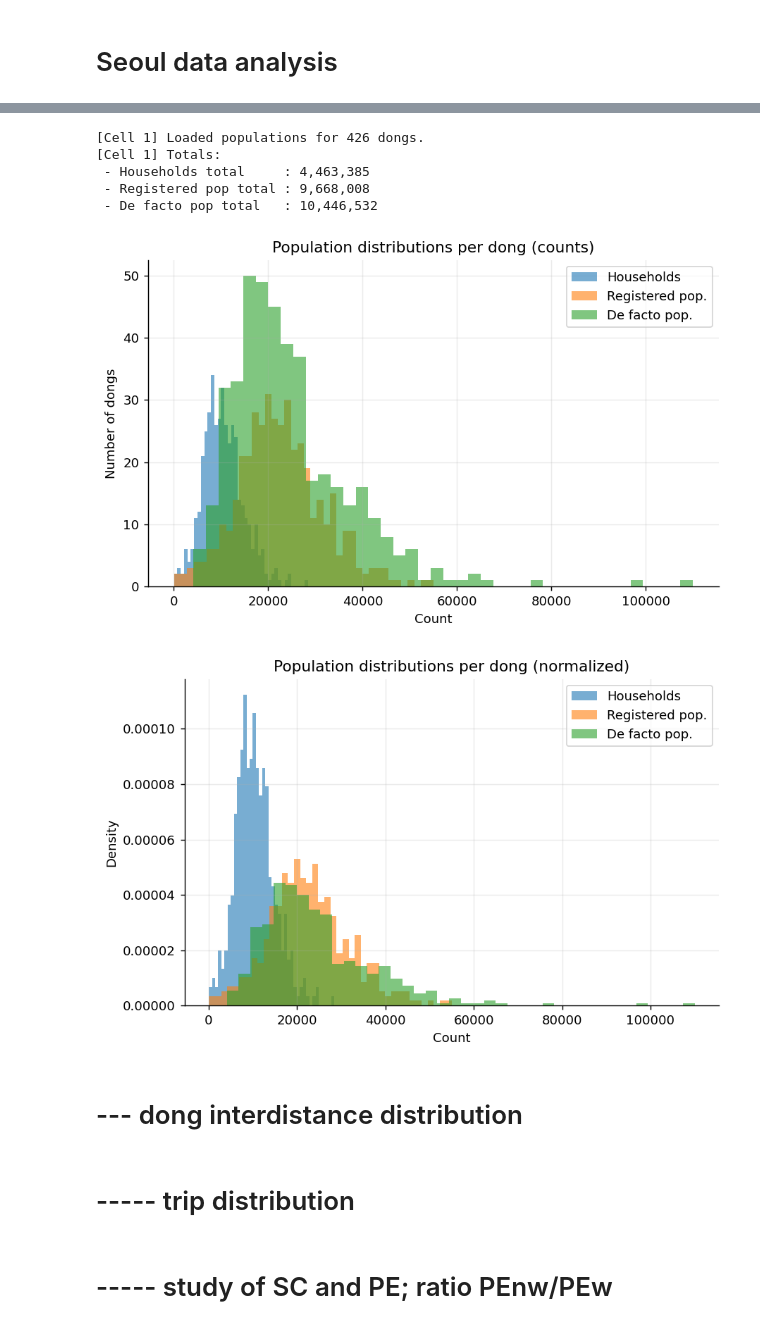
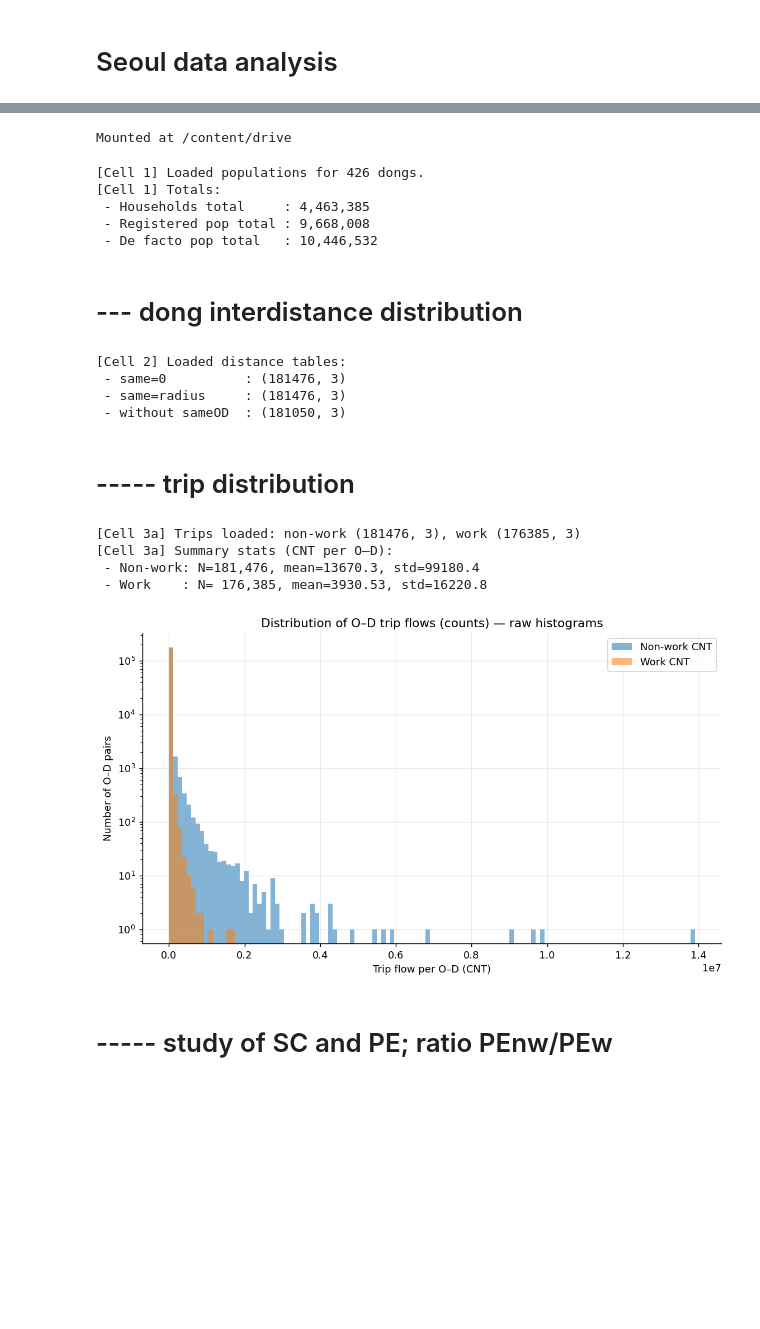
Before and after one commit to jieun0441/XMC, a Jupyter notebook: Code_Figure3_b,_d.ipynb, the cells around one changed output, grey strips where cells are left out. Saved outputs shown, nothing was run; the diff lists cells and outputs as text; code cells hidden in the pictures; blank space fills up the shorter version.

Commit message:
Updated the file paths

```diff
--- a/Code_Figure3_b,_d.ipynb
+++ b/Code_Figure3_b,_d.ipynb
@@ -7,3 +5,8 @@
+# %%
+from google.colab import drive
+drive.mount('/content/drive')
+# %% [output]
+Mounted at /content/drive
 # %%
 # ============================================
 # Cell 1 — Load populations and plot histograms (counts + normalized)
@@ -21,8 +24,8 @@ import pandas as pd
 import matplotlib.pyplot as plt
 
 # ----------- Config -----------
-data_dir = "./dongs/"  # change if your files are elsewhere
-pop_file = os.path.join(data_dir, "./data/population_Seoul_426dong_2023.xlsx")
+data_dir = "/content/drive/MyDrive/FMC_Data/Sharing_to_Public"  # change if your files are elsewhere
+pop_file = os.path.join(data_dir, "population_Seoul_426dong_2023.xlsx")
 pop_sheet = "Sheet1"
 
 # Matplotlib defaults
@@ -62,41 +65,12 @@ print("[Cell 1] Totals:")
 print(f" - Households total     : {tot_households:,.0f}")
 print(f" - Registered pop total : {tot_regist:,.0f}")
 print(f" - De facto pop total   : {tot_defacto:,.0f}")
-
-# ----------- Histograms (counts) -----------
-fig, ax = plt.subplots(1, 1, figsize=(7, 4.5))
-bins = 40
-
-ax.hist(df_pop["household"].dropna().values, bins=bins, alpha=0.6, label="Households")
-ax.hist(df_pop["regist_pop"].dropna().values, bins=bins, alpha=0.6, label="Registered pop.")
-ax.hist(df_pop["defacto_pop"].dropna().values, bins=bins, alpha=0.6, label="De facto pop.")
-
-ax.set_xlabel("Count")
-ax.set_ylabel("Number of dongs")
-ax.set_title("Population distributions per dong (counts)")
-ax.legend()
-plt.tight_layout()
-plt.show()
-
-# ----------- Histograms (normalized densities) -----------
-fig, ax = plt.subplots(1, 1, figsize=(7, 4.5))
-ax.hist(df_pop["household"].dropna().values, bins=bins, alpha=0.6, density=True, label="Households")
-ax.hist(df_pop["regist_pop"].dropna().values, bins=bins, alpha=0.6, density=True, label="Registered pop.")
-ax.hist(df_pop["defacto_pop"].dropna().values, bins=bins, alpha=0.6, density=True, label="De facto pop.")
-ax.set_xlabel("Count")
-ax.set_ylabel("Density")
-ax.set_title("Population distributions per dong (normalized)")
-ax.legend()
-plt.tight_layout()
-plt.show()
 # %% [output]
 [Cell 1] Loaded populations for 426 dongs.
 [Cell 1] Totals:
  - Households total     : 4,463,385
  - Registered pop total : 9,668,008
  - De facto pop total   : 10,446,532
-[figure, removed]
-[figure, removed]
 # %% [markdown]
 # --- dong interdistance distribution
 # %%
@@ -114,15 +88,15 @@ plt.show()
 
 dist_zero_file = os.path.join(
     data_dir,
-    "./data/Distance_Matrix_dong_to_dong_in_Seoul_MBData_code_system_if_same_filled_zero.csv"
+    "Distance_Matrix_dong_to_dong_in_Seoul_MBData_code_system_if_same_filled_zero.csv"
 )
 dist_radius_file = os.path.join(
     data_dir,
-    "./data/Distance_Matrix_dong_to_dong_in_Seoul_MBData_code_system_if_same_filled_radius_assuming_circle.csv"
+    "Distance_Matrix_dong_to_dong_in_Seoul_MBData_code_system_if_same_filled_radius_assuming_circle.csv"
 )
 dist_wo_same_file = os.path.join(
     data_dir,
-    "./data/Distance_Matrix_dong_to_dong_in_Seoul_MBData_code_system_without_sameOD"
+    "Distance_Matrix_dong_to_dong_in_Seoul_MBData_code_system_without_sameOD"
 )
 
 usecols = ["O_ADMDONG_CD", "D_ADMDONG_CD", "Distance"]
@@ -146,18 +120,6 @@ print(f" - same=0          : {df_dist_zero.shape}")
 print(f" - same=radius     : {df_dist_radius.shape}")
 print(f" - without sameOD  : {None if df_dist_wo_same is None else df_dist_wo_same.shape}")
 
-# Histogram of distances BETWEEN DIFFERENT dongs from the radius file
-mask_inter = df_dist_radius["O_ADMDONG_CD"] != df_dist_radius["D_ADMDONG_CD"]
-distvals = df_dist_radius.loc[mask_inter, "Distance"].astype(float).values
-
-plt.figure(figsize=(7, 4.5))
-plt.hist(distvals, bins=50, alpha=0.85)
-plt.xlabel("Distance between dongs (e.g., km)")
-plt.ylabel("Number of O–D pairs")
-plt.title("Histogram of inter-dong distances (O ≠ D)")
-plt.tight_layout()
-plt.show()
-
 # For later use, keep a fast distance pivot/matrix with same=radius
 # Build index order from population table to keep consistent ordering
 dong_ids = df_pop["dong_cd"].tolist()
@@ -171,6 +133,11 @@ for _, row in df_dist_radius.iterrows():
     j = id_to_idx.get(row["D_ADMDONG_CD"])
     if i is not None and j is not None:
         dist_matrix[i, j] = float(row["Distance"])
+# %% [output]
+[Cell 2] Loaded distance tables:
+ - same=0          : (181476, 3)
+ - same=radius     : (181476, 3)
+ - without sameOD  : (181050, 3)
 # %% [markdown]
 # ----- trip distribution
 # %%
@@ -189,8 +156,8 @@ from scipy.stats import expon
 from scipy import optimize
 
 # ----- Load datasets -----
-nw_file = os.path.join(data_dir, "./data/Tij_NonworkTrips_P24567_in2023.xlsx")
-w_file  = os.path.join(data_dir, "./data/Tij_P1_Going_to_Work_in2023.xlsx")
+nw_file = os.path.join(data_dir, "Tij_NonworkTrips_P24567_in2023.xlsx")
+w_file  = os.path.join(data_dir, "Tij_P1_Going_to_Work_in2023.xlsx")
 
 usecols_t = ["O_ADMDONG_CD", "D_ADMDONG_CD", "CNT"]
 df_T_nw = pd.read_excel(nw_file, usecols=usecols_t, engine="openpyxl")
@@ -380,33 +347,39 @@ def expected_counts_exp_on_edges(bins_edges, xmin, lam, N):
 
 def expected_counts_pl_on_edges(bins_edges, xmin, alpha, N):
     edges = np.asarray(bins_edges, float)
     left = edges[:-1]; right = edges[1:]
     a = np.maximum(left, xmin); b = np.maximum(right, xmin)
     coef = (xmin ** (alpha - 1.0))
     delta = (a ** (1.0 - alpha)) - (b ** (1.0 - alpha))
     term = (alpha - 1.0) * coef * delta
     term[(right <= xmin)] = 0.0
     return N * term
 
 # =========================================================
 # (1) Raw histogram (COUNTS, no fits) — lin–log
 # =========================================================
 fig1, ax1 = plt.subplots(figsize=(8.8, 5.2))
 ax1.hist(cnt_nw, bins=bins, alpha=0.55, label="Non-work CNT", density=False)
 ax1.hist(cnt_w , bins=bins, alpha=0.55, label="Work CNT"    , density=False)
 ax1.set_yscale("log")  # lin–log
 ax1.set_xlabel("Trip flow per O–D (CNT)")
 ax1.set_ylabel("Number of O–D pairs")
 ax1.set_title("Distribution of O–D trip flows (counts) — raw histograms")
 ax1.legend()
 try:
     fig1.tight_layout()
 except Exception:
     pass
 plt.show()
 
 # Capture y-limits to ensure SAME on overlay plots
 ymin, ymax = ax1.get_ylim()
+# %% [output]
+[Cell 3a] Trips loaded: non-work (181476, 3), work (176385, 3)
+[Cell 3a] Summary stats (CNT per O–D):
+ - Non-work: N=181,476, mean=13670.3, std=99180.4
+ - Work    : N= 176,385, mean=3930.53, std=16220.8
+[figure, added]
 # %% [markdown]
 # ----- study of SC and PE; ratio PEnw/PEw
 # %%
```
Also changed, not shown: parts of 6 cells of this notebook.
